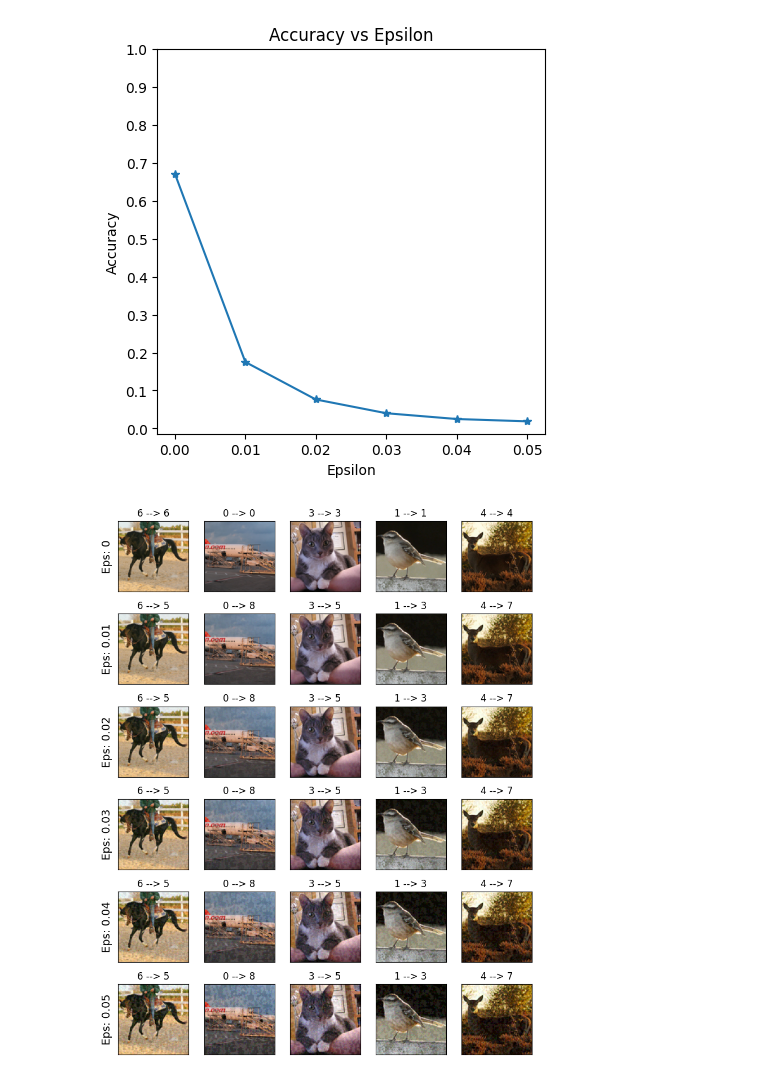
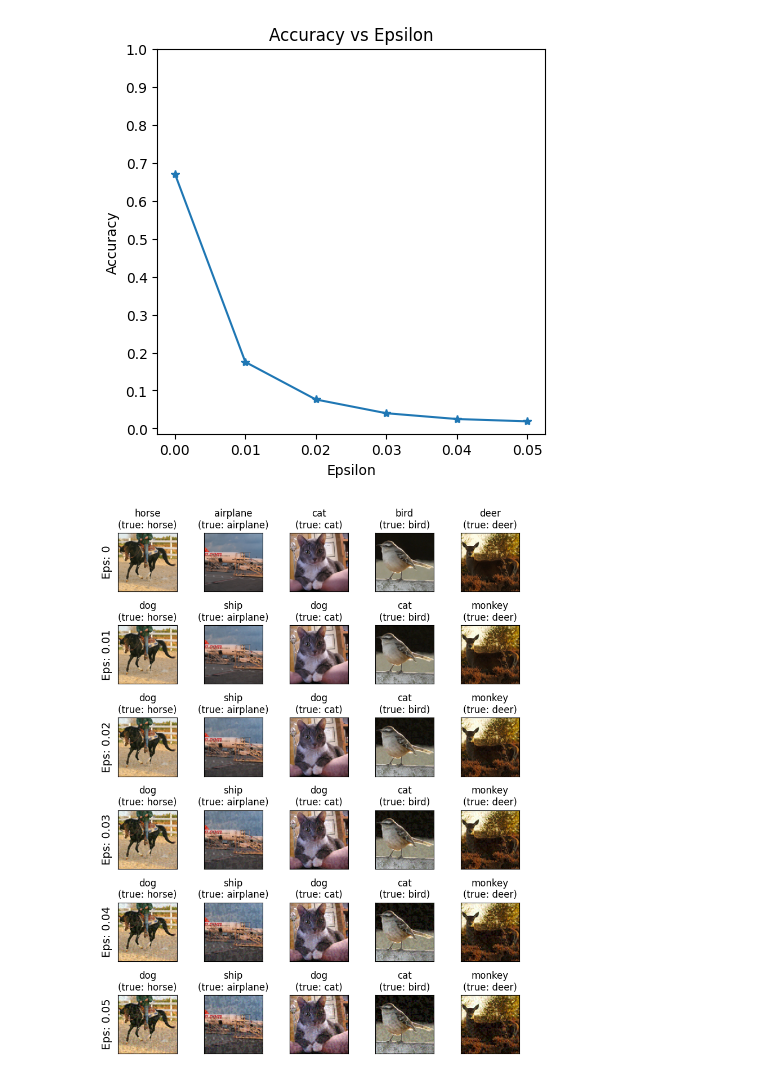
Before and after one commit to achen353/MorphCLR, a Jupyter notebook: feature_eval/adversarial_example_evaluator.ipynb, the cells around one changed output. Saved outputs shown, nothing was run; the diff lists cells and outputs as text; code cells hidden in the pictures.

```diff
--- a/feature_eval/adversarial_example_evaluator.ipynb
+++ b/feature_eval/adversarial_example_evaluator.ipynb
@@ -267,30 +267,30 @@ plt.show()
 # %%
 classes = [
     "airplane",
     "bird",
     "car",
     "cat",
     "deer",
     "dog",
     "horse",
     "monkey",
     "ship",
     "truck",
 ]
 cnt = 0
 plt.figure(figsize=(8, 10))
 for i in range(len(adv_epsilons)):
     for j in range(len(adv_examples[i])):
         cnt += 1
         plt.subplot(len(adv_epsilons), len(adv_examples[0]), cnt)
         plt.xticks([], [])
         plt.yticks([], [])
         if j == 0:
             plt.ylabel("Eps: {}".format(adv_epsilons[i]), fontsize=14)
         orig, adv, ex = adv_examples[i][j]
-        plt.title("{} --> {}".format(orig, adv))
+        plt.title("{}\n(true: {})".format(classes[adv], classes[orig]))
         plt.imshow(ex.transpose(1, 2, 0))
 plt.tight_layout()
 plt.show()
 # %% [output]
-[figure, old version]
+[figure, new version]
```
Also changed, not shown: parts of 1 cell of this notebook, 2 other files.
